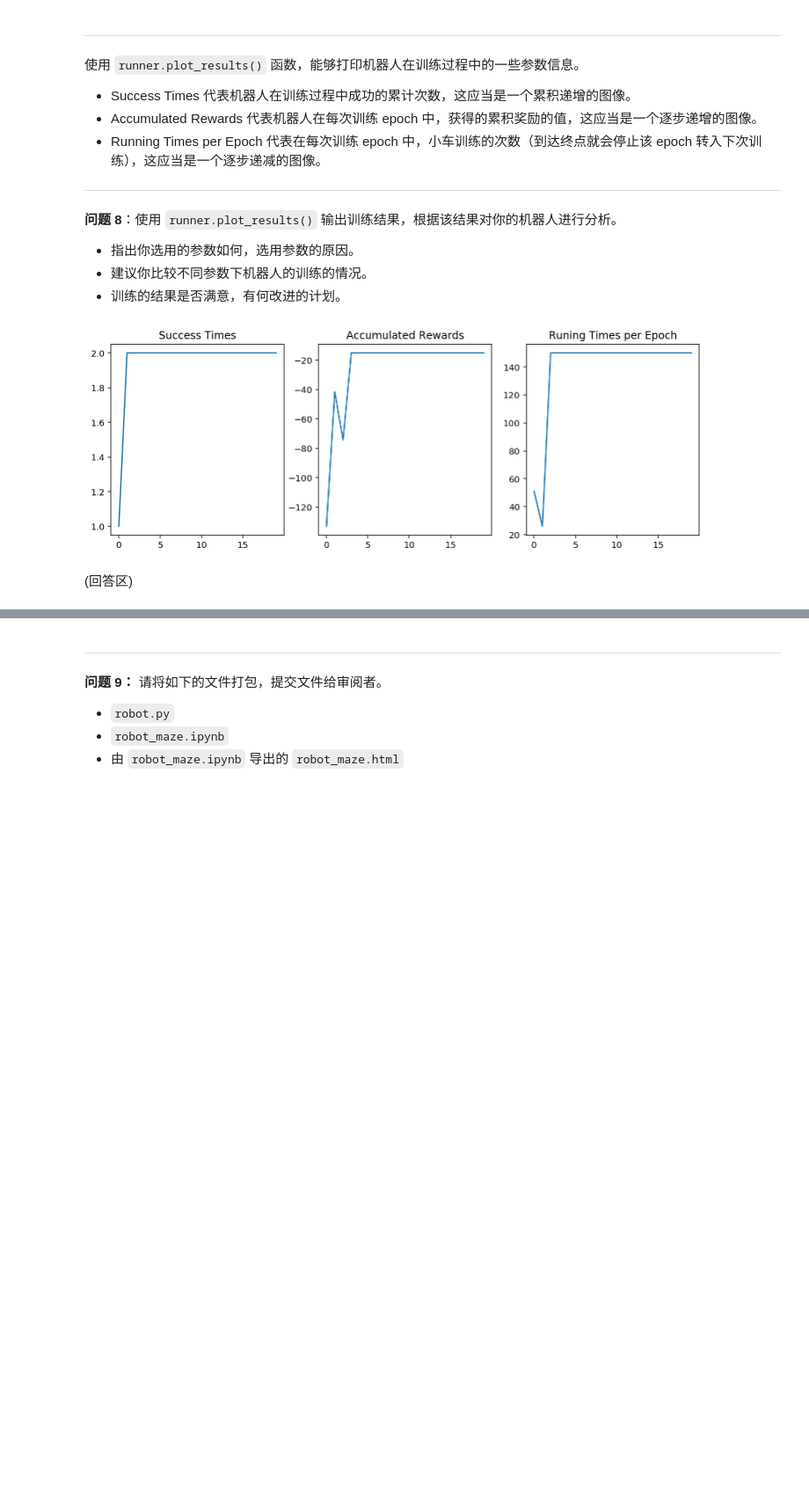
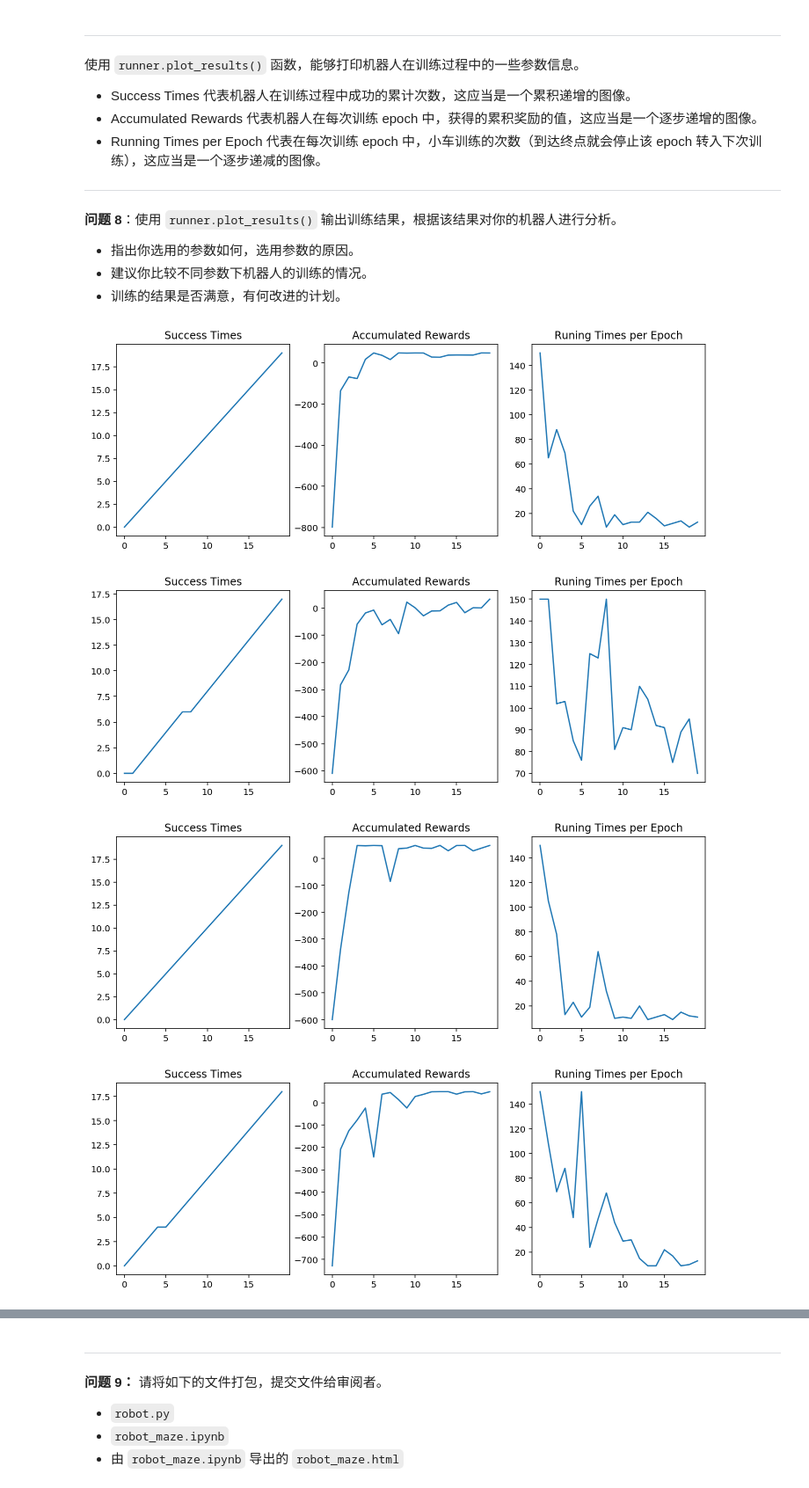
Before and after one commit to user-ZJ/Reinforcement-Learning, a Jupyter notebook: qlearning_maze/robot_maze.ipynb, the cells around one changed output, grey strips where cells are left out. Shown at 88% size. Saved outputs shown, nothing was run; the diff lists cells and outputs as text; code cells hidden in the pictures; blank space fills up the shorter version.

```diff
--- a/qlearning_maze/robot_maze.ipynb
+++ b/qlearning_maze/robot_maze.ipynb
@@ -262,12 +262,24 @@ from Runner import Runner
 %matplotlib inline
 
 g = Maze(maze_size=maze_size,trap_number=trap_number)
-r = Robot(g,alpha=alpha, epsilon0=epsilon0, gamma=gamma)
-r.set_status(learning=True)
+r1 = Robot(g,alpha=0.5, epsilon0=0.5, gamma=0.9)
+r2 = Robot(g,alpha=0.01, epsilon0=0.5, gamma=0.9)
+r3 = Robot(g,alpha=0.5, epsilon0=0.01, gamma=0.9)
+r4 = Robot(g,alpha=0.5, epsilon0=0.5, gamma=0.1)
+r1.set_status(learning=True)
+r2.set_status(learning=True)
+r3.set_status(learning=True)
+r4.set_status(learning=True)
 
-runner = Runner(r, g)
-runner.run_training(epoch, display_direction=True)
-runner.generate_movie(filename = "final1.mp4") # 你可以注释该行代码，加快运行速度，不过你就无法观察到视频了。
+runner1 = Runner(r1, g)
+runner2 = Runner(r2, g)
+runner3 = Runner(r3, g)
+runner4 = Runner(r4, g)
+runner1.run_training(epoch, display_direction=True)
+runner2.run_training(epoch, display_direction=True)
+runner3.run_training(epoch, display_direction=True)
+runner4.run_training(epoch, display_direction=True)
+#runner.generate_movie(filename = "final1.mp4") # 你可以注释该行代码，加快运行速度，不过你就无法观察到视频了。
 # %% [markdown]
 ---
 
@@ -284,9 +296,13 @@ runner.generate_movie(filename = "final1.mp4") # 你可以注释该行代码，
 - 指出你选用的参数如何，选用参数的原因。
 - 建议你比较不同参数下机器人的训练的情况。
 - 训练的结果是否满意，有何改进的计划。
-# %%
-runner.plot_results()
-# %% [output]
-[figure, removed]
-# %% [markdown]
-(回答区)
+# %%
+runner1.plot_results()
+runner2.plot_results()
+runner3.plot_results()
+runner4.plot_results()
+# %% [output]
+[figure, added]
+[figure, added]
+[figure, added]
+[figure, added]
```
Also changed, not shown: parts of 5 cells of this notebook, 4 other files.
